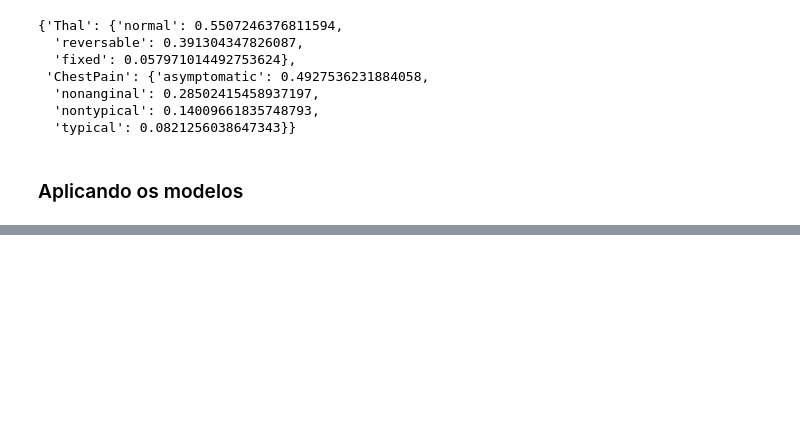
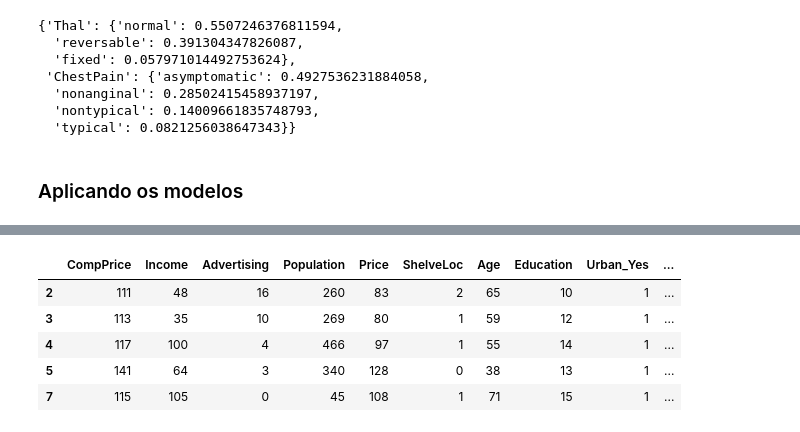
Before and after one commit to guyrux/ISL, a Jupyter notebook: ch08_tree_based_methods/ch8_01_exercicios.ipynb, the cells around one changed output, grey strips where cells are left out. Cells and saved outputs as stored; diff of their text form; code cells hidden in the pictures; blank space fills up the shorter version.

```diff
--- a/ch08_tree_based_methods/ch8_01_exercicios.ipynb
+++ b/ch08_tree_based_methods/ch8_01_exercicios.ipynb
@@ -10,7 +10,7 @@
 # %%
 import os
 
-from feature_engine.encoding import CountFrequencyEncoder
+from feature_engine.encoding import CountFrequencyEncoder, OneHotEncoder, OrdinalEncoder
 # import matplotlib.pyplot as plt
 import numpy as np
 import pandas as pd
@@ -25,6 +25,8 @@ from sklearn.pipeline import Pipeline
 os.chdir('../')
 from src.data_describe import DataDescribe as dd
 os.chdir('./ch08_tree_based_methods/')
+
+RANDOM_STATE = 42
 # %%
 df = pd.read_csv('../data/Heart.csv', index_col=0)
 
@@ -189,0 +292,25 @@ Recall_score: 0.83
+# %%
+X = df_carseats.drop(labels=["Sales"], axis=1)
+y = df_carseats["Sales"]
+
+# Separate into train and test sets
+X_train, X_test, y_train, y_test = train_test_split(X, y, test_size=0.2, random_state=RANDOM_STATE)
+# %%
+pipe = Pipeline([
+    ("ohe", OneHotEncoder(variables=['Urban', 'US'], drop_last=True)),
+    ("ordinal", OrdinalEncoder(encoding_method='ordered', variables=['ShelveLoc']))
+])
+
+pipe.fit(X_train, y_train)
+
+X_train_encoded = pipe.transform(X_train)
+X_test_encoded = pipe.transform(X_test)
+
+X_train_encoded.sort_index().head()
+# %% [output]
+|  | CompPrice | Income | Advertising | Population | Price | ShelveLoc | Age | Education | Urban_Yes | ... |
+| 2 | 111 | 48 | 16 | 260 | 83 | 2 | 65 | 10 | 1 | ... |
+| 3 | 113 | 35 | 10 | 269 | 80 | 1 | 59 | 12 | 1 | ... |
+| 4 | 117 | 100 | 4 | 466 | 97 | 1 | 55 | 14 | 1 | ... |
+| 5 | 141 | 64 | 3 | 340 | 128 | 0 | 38 | 13 | 1 | ... |
+| 7 | 115 | 105 | 0 | 45 | 108 | 1 | 71 | 15 | 1 | ... |
```
Also changed, not shown: parts of 16 cells of this notebook, 1 other file.
